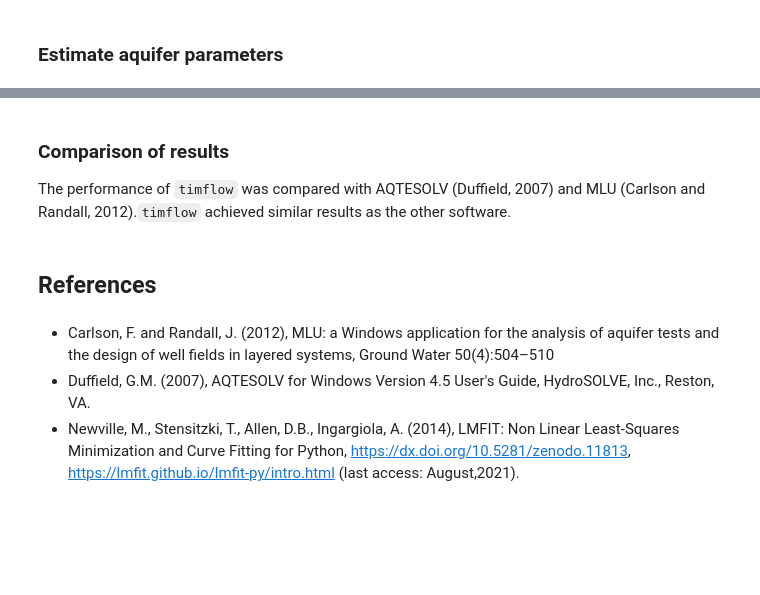
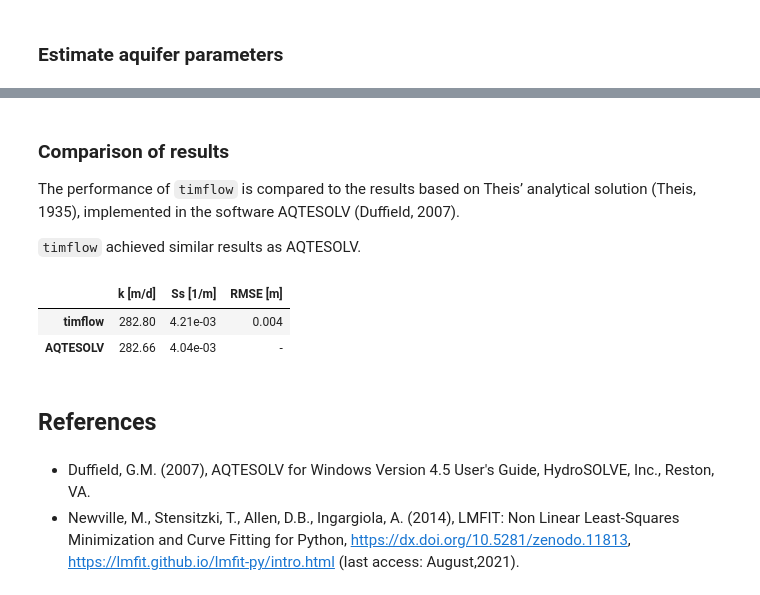
Before and after one commit to timflow-org/timflow, a Jupyter notebook: docs/transient/04pumpingtests/confined3_sioux.ipynb, the cells around one changed output, grey strips where cells are left out. Saved outputs shown, nothing was run; the diff lists cells and outputs as text; code cells hidden in the pictures; blank space fills up the shorter version.

```diff
--- a/docs/transient/04pumpingtests/confined3_sioux.ipynb
+++ b/docs/transient/04pumpingtests/confined3_sioux.ipynb
@@ -84,22 +97,27 @@ plt.grid()
 # %% [markdown]
 ### Comparison of results
-The performance of `timflow` was compared with AQTESOLV (Duffield, 2007) and MLU (Carlson and Randall, 2012).`timflow` achieved similar results as the other software.
+The performance of `timflow` is compared to the results based on Theis’ analytical solution (Theis, 1935), implemented in the software AQTESOLV (Duffield, 2007).
+
+`timflow` achieved similar results as AQTESOLV.
 # %%
 t = pd.DataFrame(
-    columns=["k [m/d]", "Ss [1/m]", "RMSE [m]"], index=["timflow", "AQTESOLV", "MLU"]
+    columns=["k [m/d]", "Ss [1/m]", "RMSE [m]"], index=["timflow", "AQTESOLV"]
 )
 
 t.loc["timflow"] = np.append(cal.parameters["optimal"].values, cal.rmse())
-t.loc["AQTESOLV"] = [282.659, 4.211e-03, 0.003925]
-t.loc["MLU"] = [282.684, 4.209e-03, 0.003897]
+t.loc["AQTESOLV"] = [282.659, 4.0355e-03, "-"]
 
 t_formatted = t.style.format(
-    {"k [m/d]": "{:.2f}", "Ss [1/m]": "{:.2e}", "RMSE [m]": "{:.3f}"}
+    {"k [m/d]": "{:.2f}", "Ss [1/m]": "{:.2e}",
+     "RMSE [m]": lambda x: "-" if x == "-" else f"{float(x):.3f}",}
 )
 t_formatted
+# %% [output]
+|  | k [m/d] | Ss [1/m] | RMSE [m] |
+| timflow | 282.80 | 4.21e-03 | 0.004 |
+| AQTESOLV | 282.66 | 4.04e-03 | - |
 # %% [markdown]
 ## References
 # %% [markdown]
-* Carlson, F. and Randall, J. (2012), MLU: a Windows application for the analysis of aquifer tests and the design of well fields in layered systems, Ground Water 50(4):504–510
 * Duffield, G.M. (2007), AQTESOLV for Windows Version 4.5 User's Guide, HydroSOLVE, Inc., Reston, VA.
 * Newville, M., Stensitzki, T., Allen, D.B., Ingargiola, A. (2014), LMFIT: Non Linear Least-Squares Minimization and Curve Fitting for Python, https://dx.doi.org/10.5281/zenodo.11813, https://lmfit.github.io/lmfit-py/intro.html (last access: August,2021).
```
Also changed, not shown: parts of 4 cells of this notebook, 11 other files.
